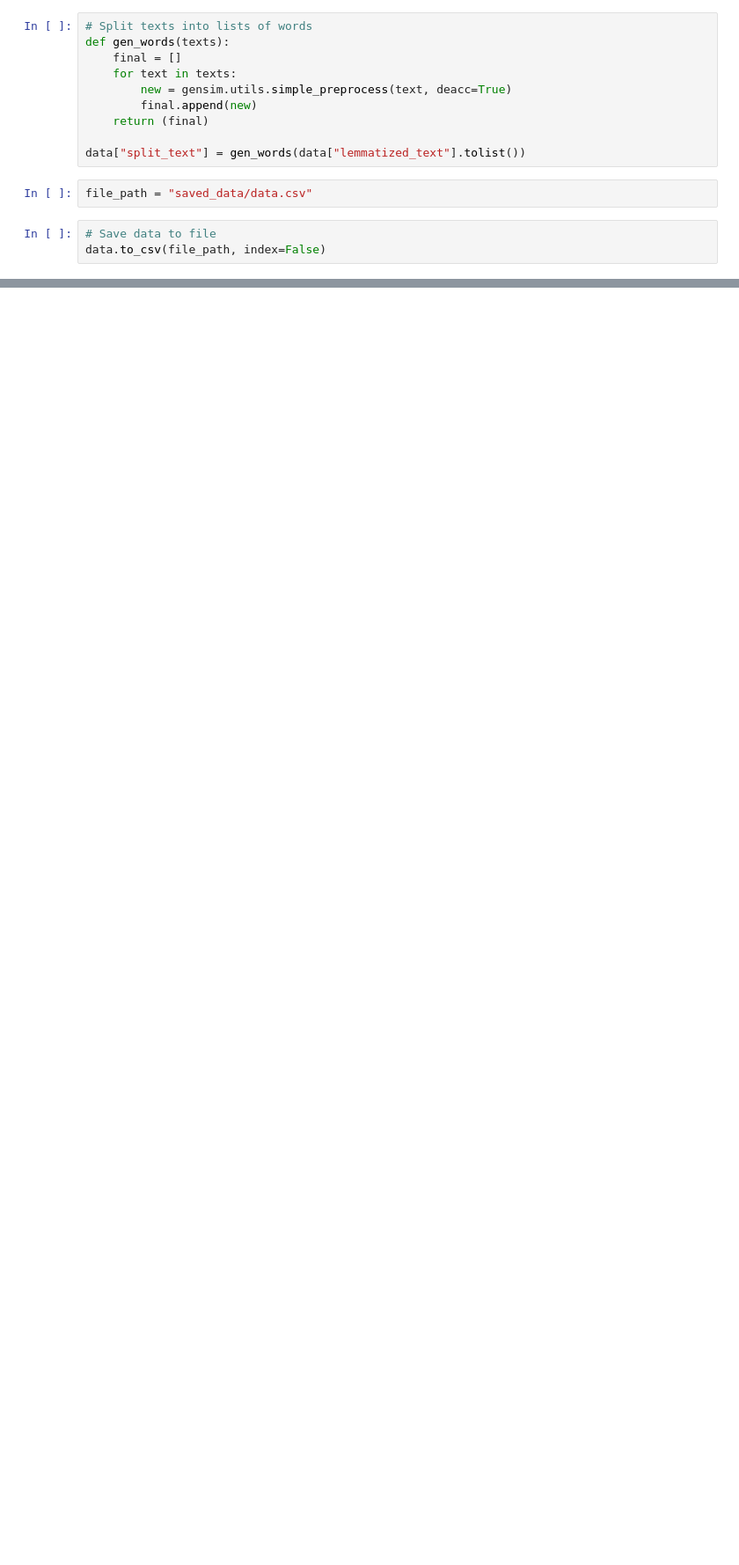
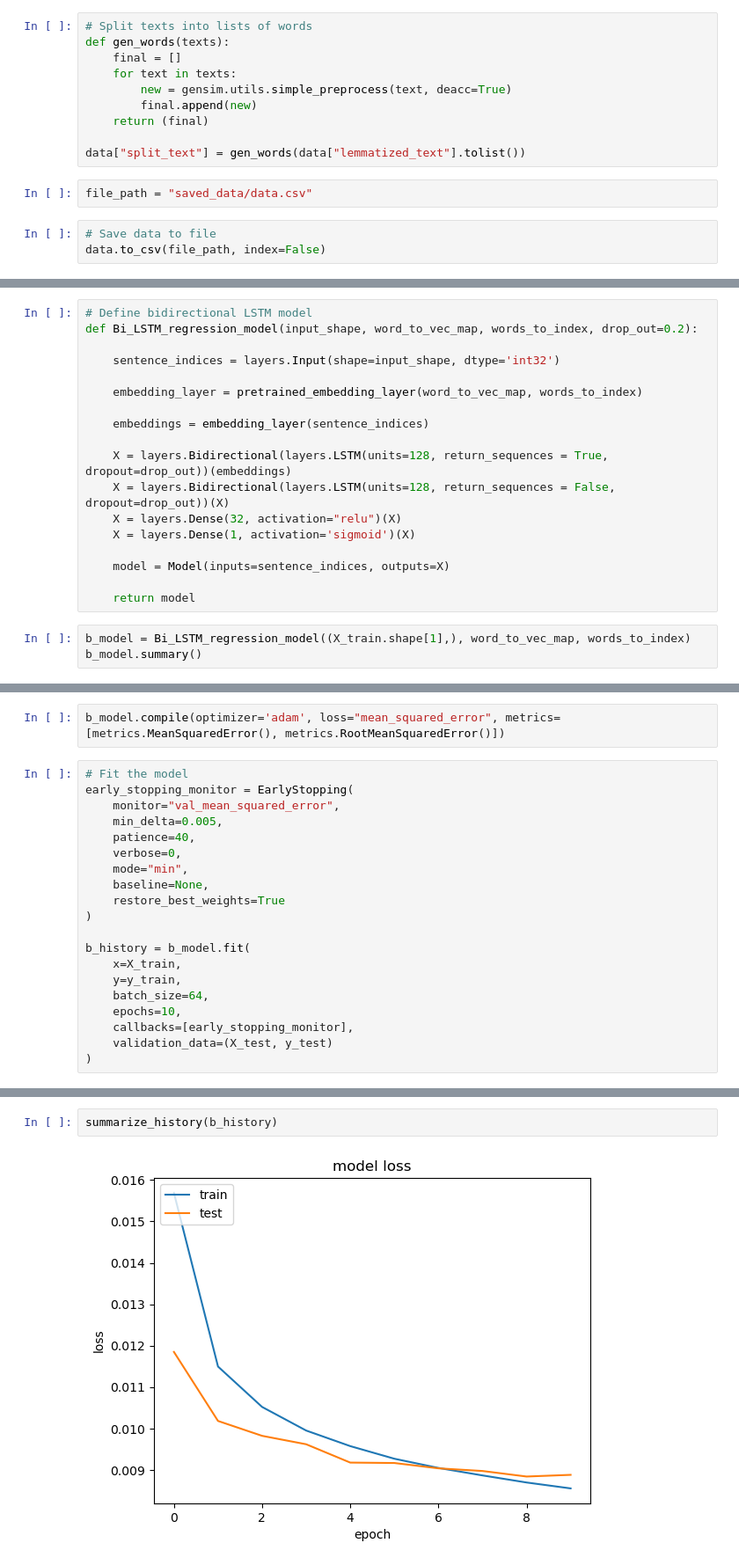
Before and after one commit to Dmytro-Kovalyov/Predicting-Customer-Feedback, a Jupyter notebook: regression_models.ipynb, the cells around one changed output, grey strips where cells are left out. Shown at 88% size. Cells and saved outputs as stored; diff of their text form; blank space fills up the shorter version.

```diff
--- a/regression_models.ipynb
+++ b/regression_models.ipynb
@@ -141,0 +395,21 @@ data_test.head()
+# %%
+# Define bidirectional LSTM model
+def Bi_LSTM_regression_model(input_shape, word_to_vec_map, words_to_index, drop_out=0.2):
+
+    sentence_indices = layers.Input(shape=input_shape, dtype='int32')
+
+    embedding_layer = pretrained_embedding_layer(word_to_vec_map, words_to_index)
+
+    embeddings = embedding_layer(sentence_indices)
+
+    X = layers.Bidirectional(layers.LSTM(units=128, return_sequences = True, dropout=drop_out))(embeddings)
+    X = layers.Bidirectional(layers.LSTM(units=128, return_sequences = False, dropout=drop_out))(X)
+    X = layers.Dense(32, activation="relu")(X)
+    X = layers.Dense(1, activation='sigmoid')(X)
+
+    model = Model(inputs=sentence_indices, outputs=X)
+
+    return model
+# %%
+b_model = Bi_LSTM_regression_model((X_train.shape[1],), word_to_vec_map, words_to_index)
+b_model.summary()
@@ -141,0 +437,22 @@ data_test.head()
+# %%
+b_model.compile(optimizer='adam', loss="mean_squared_error", metrics=[metrics.MeanSquaredError(), metrics.RootMeanSquaredError()])
+# %%
+# Fit the model
+early_stopping_monitor = EarlyStopping(
+    monitor="val_mean_squared_error",
+    min_delta=0.005,
+    patience=40,
+    verbose=0,
+    mode="min",
+    baseline=None,
+    restore_best_weights=True
+)
+
+b_history = b_model.fit(
+    x=X_train,
+    y=y_train,
+    batch_size=64,
+    epochs=10,
+    callbacks=[early_stopping_monitor],
+    validation_data=(X_test, y_test)
+)
@@ -141,0 +480,4 @@ data_test.head()
+# %%
+summarize_history(b_history)
+# %% [output]
+[figure, added]
```
Also changed, not shown: parts of 39 cells of this notebook, 10 other files.
